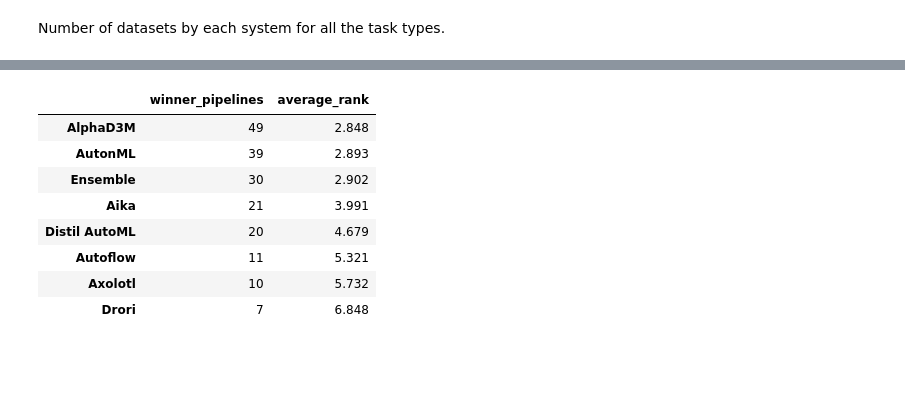
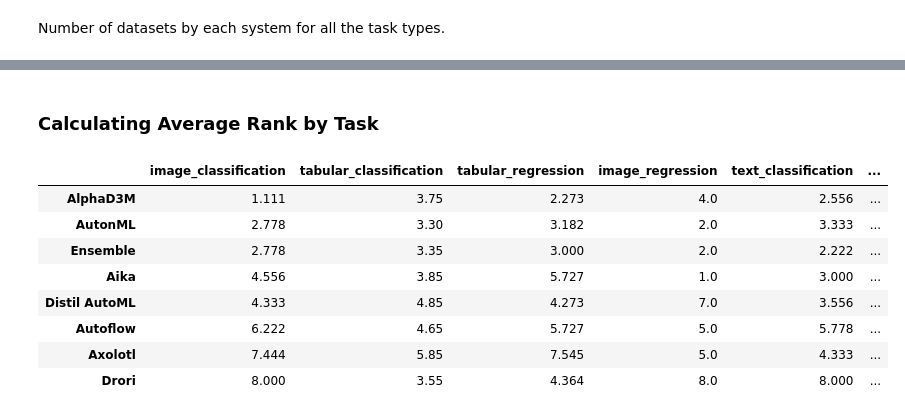
Before and after one commit to VIDA-NYU/alphad3m, a Jupyter notebook: scripts/paper_automlconference/d3m_datasets_analysis.ipynb, the cells around one changed output, grey strips where cells are left out. Drawn from its saved outputs; the diff is of its cells as text; code cells hidden in the pictures; blank space fills up the shorter version.

```diff
--- a/scripts/paper_automlconference/d3m_datasets_analysis.ipynb
+++ b/scripts/paper_automlconference/d3m_datasets_analysis.ipynb
@@ -101,13 +130,15 @@ ranks
-# %%
-ranks = ranks[['winner_pipelines', 'average_rank']]
-ranks
-# %% [output]
-|  | winner_pipelines | average_rank |
-| AlphaD3M | 49 | 2.848 |
-| AutonML | 39 | 2.893 |
-| Ensemble | 30 | 2.902 |
-| Aika | 21 | 3.991 |
-| Distil AutoML | 20 | 4.679 |
-| Autoflow | 11 | 5.321 |
-| Axolotl | 10 | 5.732 |
-| Drori | 7 | 6.848 |
+# %% [markdown]
+### Calculating Average Rank by Task
+# %%
+ranks_by_task = calculate_rank_by_task(performances)
+ranks_by_task
+# %% [output]
+|  | image_classification | tabular_classification | tabular_regression | image_regression | text_classification | ... |
+| AlphaD3M | 1.111 | 3.75 | 2.273 | 4.0 | 2.556 | ... |
+| AutonML | 2.778 | 3.30 | 3.182 | 2.0 | 3.333 | ... |
+| Ensemble | 2.778 | 3.35 | 3.000 | 2.0 | 2.222 | ... |
+| Aika | 4.556 | 3.85 | 5.727 | 1.0 | 3.000 | ... |
+| Distil AutoML | 4.333 | 4.85 | 4.273 | 7.0 | 3.556 | ... |
+| Autoflow | 6.222 | 4.65 | 5.727 | 5.0 | 5.778 | ... |
+| Axolotl | 7.444 | 5.85 | 7.545 | 5.0 | 4.333 | ... |
+| Drori | 8.000 | 3.55 | 4.364 | 8.0 | 8.000 | ... |
```
Also changed, not shown: parts of 9 cells of this notebook.
